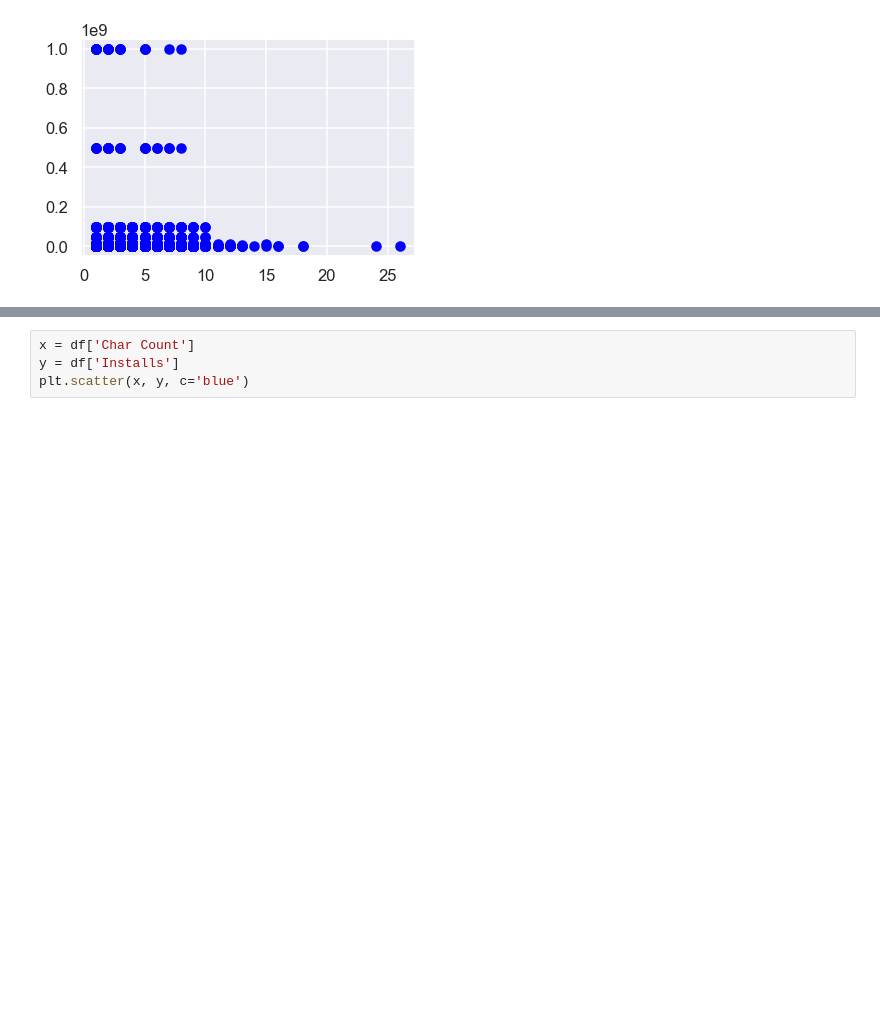
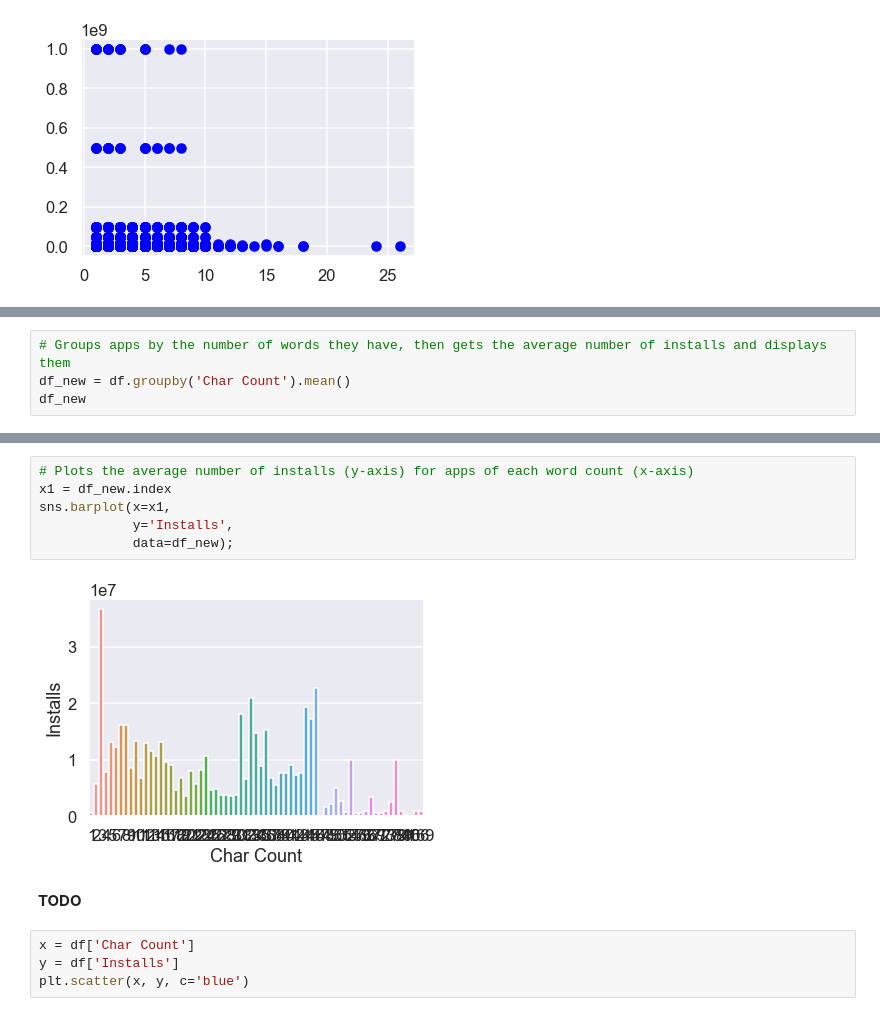
Before and after one commit to Titan-Ngo/COGS108_Repo, a Jupyter notebook: FinalProject.ipynb, the cells around one changed output, grey strips where cells are left out. Saved outputs shown, nothing was run; the diff lists cells and outputs as text; blank space fills up the shorter version.

```diff
--- a/FinalProject.ipynb
+++ b/FinalProject.ipynb
@@ -474,0 +445,4 @@ plt.scatter(x, y, c='blue')
+# %%
+# Groups apps by the number of words they have, then gets the average number of installs and displays them
+df_new = df.groupby('Char Count').mean()
+df_new
@@ -475,3 +460,13 @@ plt.scatter(x, y, c='blue')
+# %%
+# Plots the average number of installs (y-axis) for apps of each word count (x-axis)
+x1 = df_new.index
+sns.barplot(x=x1,
+            y='Installs',
+            data=df_new);
+# %% [output]
+[figure, added]
+# %% [markdown]
+__TODO__
 # %%
 x = df['Char Count']
 y = df['Installs']
```
Also changed, not shown: parts of 36 cells of this notebook.
